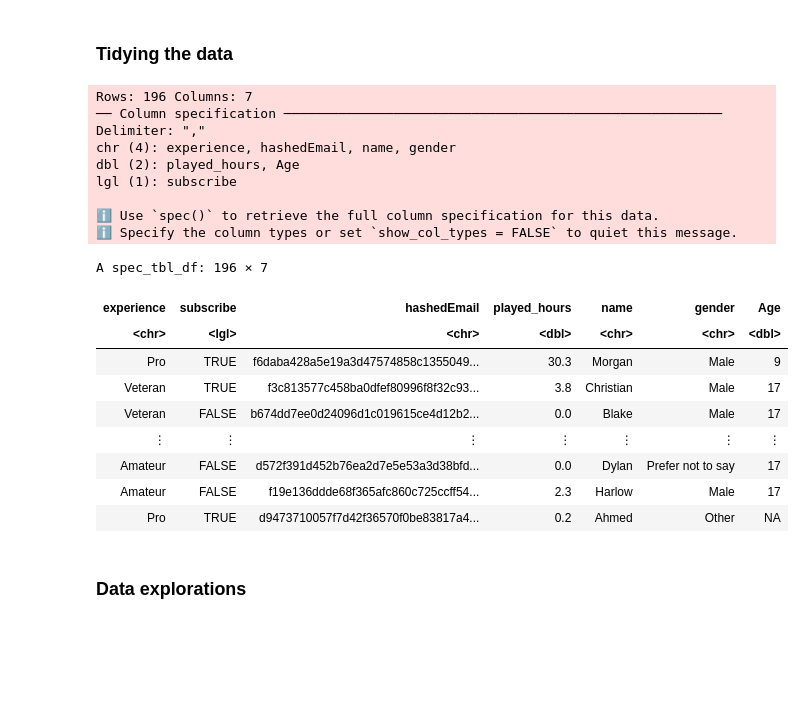
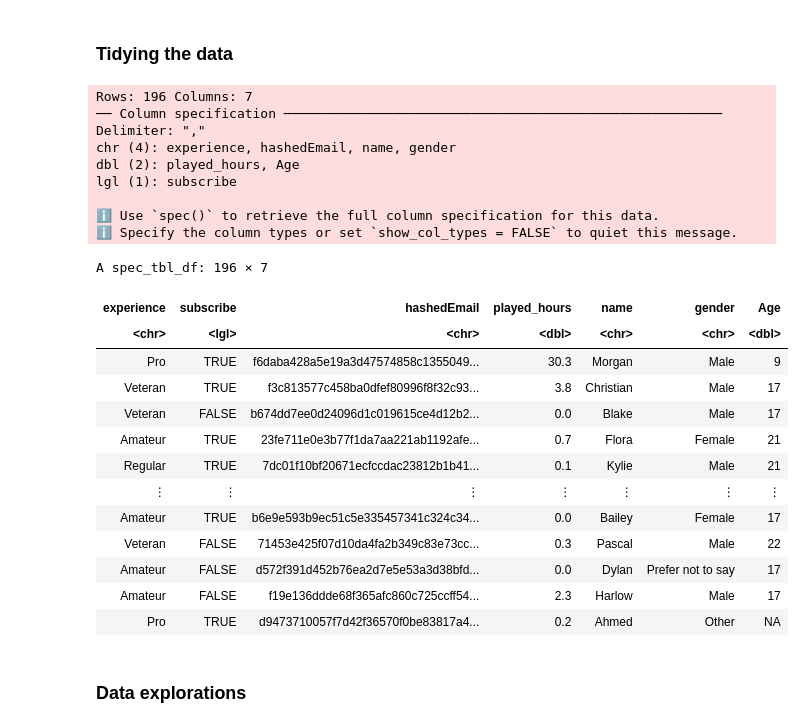
Before and after one commit to GeoffAcabado/DSCI-100-Project, a Jupyter notebook: Main_project.ipynb, the cells around one changed output. Saved outputs shown, nothing was run; the diff lists cells and outputs as text; code cells hidden in the pictures; blank space fills up the shorter version.

```diff
--- a/Main_project.ipynb
+++ b/Main_project.ipynb
@@ -8,32 +32,30 @@ For this project, we will be looking how does different player characteristics c
 # %% [markdown]
 ### Tidying the data
 # %%
-# instal tidyverse package
-library(tidyverse)
-
-# this lines show only 6 rows for a dataframe
-options(repr.matrix.max.rows = 6)
-
 # install the data needed
 player_data = read_csv("players.csv")
 player_data
 # %% [output]
 Rows: 196 Columns: 7
 ── Column specification ────────────────────────────────────────────────────────
 Delimiter: ","
 chr (4): experience, hashedEmail, name, gender
 dbl (2): played_hours, Age
 lgl (1): subscribe
 
 ℹ Use `spec()` to retrieve the full column specification for this data.
 ℹ Specify the column types or set `show_col_types = FALSE` to quiet this message.
 A spec_tbl_df: 196 × 7
 | experience | subscribe | hashedEmail | played_hours | name | gender | Age |
 | <chr> | <lgl> | <chr> | <dbl> | <chr> | <chr> | <dbl> |
 | Pro | TRUE | f6daba428a5e19a3d47574858c1355049... | 30.3 | Morgan | Male | 9 |
 | Veteran | TRUE | f3c813577c458ba0dfef80996f8f32c93... | 3.8 | Christian | Male | 17 |
 | Veteran | FALSE | b674dd7ee0d24096d1c019615ce4d12b2... | 0.0 | Blake | Male | 17 |
+| Amateur | TRUE | 23fe711e0e3b77f1da7aa221ab1192afe... | 0.7 | Flora | Female | 21 |
+| Regular | TRUE | 7dc01f10bf20671ecfccdac23812b1b41... | 0.1 | Kylie | Male | 21 |
 | ⋮ | ⋮ | ⋮ | ⋮ | ⋮ | ⋮ | ⋮ |
+| Amateur | TRUE | b6e9e593b9ec51c5e335457341c324c34... | 0.0 | Bailey | Female | 17 |
+| Veteran | FALSE | 71453e425f07d10da4fa2b349c83e73cc... | 0.3 | Pascal | Male | 22 |
 | Amateur | FALSE | d572f391d452b76ea2d7e5e53a3d38bfd... | 0.0 | Dylan | Prefer not to say | 17 |
 | Amateur | FALSE | f19e136ddde68f365afc860c725ccff54... | 2.3 | Harlow | Male | 17 |
 | Pro | TRUE | d9473710057f7d42f36570f0be83817a4... | 0.2 | Ahmed | Other | NA |
```
Also changed, not shown: parts of 5 cells of this notebook.
